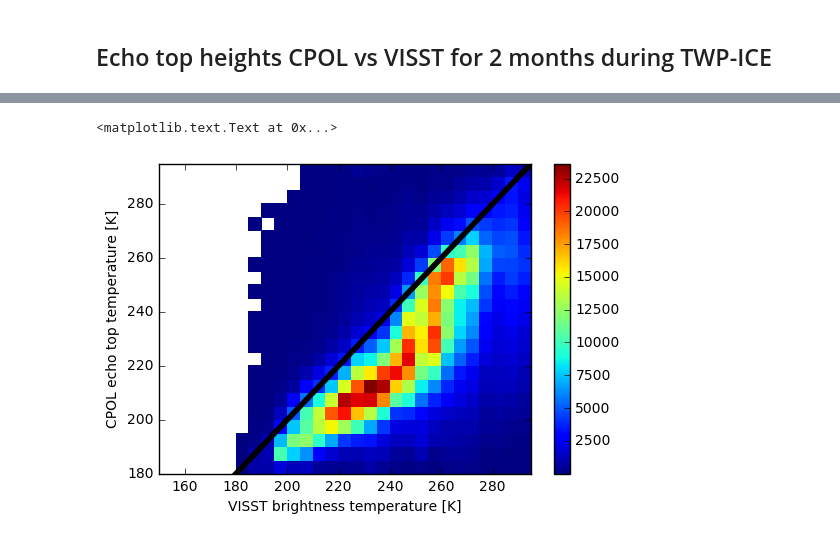
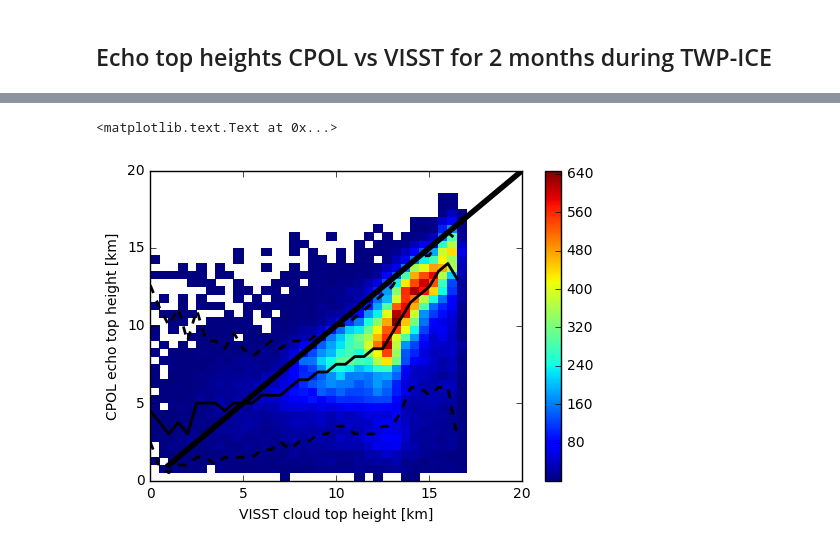
Before and after one commit to rcjackson/cmdv-rrm-anl, a Jupyter notebook: notebooks/Echo top heights.ipynb, the cells around one changed output, grey strips where cells are left out. Saved outputs shown, nothing was run; the diff lists cells and outputs as text; code cells hidden in the pictures.

Commit message:
ENH: P.d.f.s of echo top height in break/monsoon conditions

```diff
--- a/notebooks/Echo top heights.ipynb
+++ b/notebooks/Echo top heights.ipynb
@@ -97,7 +98,7 @@ echo_top = np.zeros((array_shape[1],array_shape[2]))
 echo_temp = np.zeros((array_shape[1],array_shape[2]))
 for i in range(0, array_shape[1]):
     for j in range(0, array_shape[2]):
-        in_cloud = np.where(z[:,i,j] < 2)
+        in_cloud = np.where(z[:,i,j] < 3)
         if(len(in_cloud[0]) > 0):
             in_cloud = in_cloud[0][-1]
             echo_top[i,j] = grid_z[in_cloud,i,j]
@@ -388,18 +347,0 @@ plt.colorbar()
-# %%
-datenums = []
-visst_Tvm = []
-cpol_Tm = []
-for i in range(0,len(days)):
-    datenums.append(dates.date2num(datetime.datetime(year=int(years[i]),
-                                                     month=int(months[i]),
-                                                     day=int(days[i]),
-                                                     hour=int(hours[i]),
-                                                     minute=int(minutes[i]))))
-    visst_Tvm.append(np.mean(visst_Tv[i]))
-    cpol_Tm.append(np.mean(cpol_T[i]))
-
-visst_Tvm = np.array(visst_Tvm)
-cpol_Tm = np.array(cpol_Tm)
-plt.figure(figsize=(12,7))
-plt.plot(visst_Tv.flatten()-cpol_T.flatten())
-plt.ylabel('VISST')
@@ -409,21 +464,31 @@ plt.ylabel('VISST')
 # %%
 array1 = visst_Tv[np.logical_and(~np.isnan(visst_Tv),
                                  ~np.isnan(cpol_T))]
 array2 = cpol_T[np.logical_and(~np.isnan(visst_Tv),
                                  ~np.isnan(cpol_T))]
-hist, bins1, bins2 = np.histogram2d(array1.flatten(),
-                                    array2.flatten(),
-                                    bins=avg_bins, normed=False)
-bins1_grid, bins2_grid = np.meshgrid(bins1, bins2)
+tb_delta = 0.5
+avg_bins = np.arange(0, 25, tb_delta)
+hist, bins_x, bins_y = np.histogram2d(array1.flatten(),
+                                      array2.flatten(),
+                                      bins=[avg_bins,avg_bins], normed=False)
+
+bins1_grid, bins2_grid = np.meshgrid(bins_x, bins_y)
+
 hist = np.ma.masked_where(hist == 0, hist)
-plt.pcolormesh(bins1_grid, bins2_grid, hist)
+plt.pcolormesh(bins1_grid, bins2_grid, np.transpose(hist))
+plt.plot(avg_bins[:-1],
+         quartiles_y[:,1], linewidth=2, color='k')
+plt.plot(avg_bins[:-1],
+         quartiles_y[:,2], linewidth=2, color='k', linestyle='--')
+plt.plot(avg_bins[:-1],
+         quartiles_y[:,0], linewidth=2, color='k', linestyle='--')
 plt.plot([1, 300], [1, 300], linewidth=4, color='k')
-plt.xlim([150, 295])
-plt.ylim([180, 295])
+plt.xlim([0, 20])
+plt.ylim([0, 20])
 plt.colorbar()
 
-plt.xlabel('VISST brightness temperature [K]')
-plt.ylabel('CPOL echo top temperature [K]')
+plt.xlabel('VISST cloud top height [km]')
+plt.ylabel('CPOL echo top height [km]')
 # %% [output]
 <matplotlib.text.Text at 0x...>
-[figure, old version]
+[figure, new version]
```
Also changed, not shown: parts of 13 cells of this notebook.
